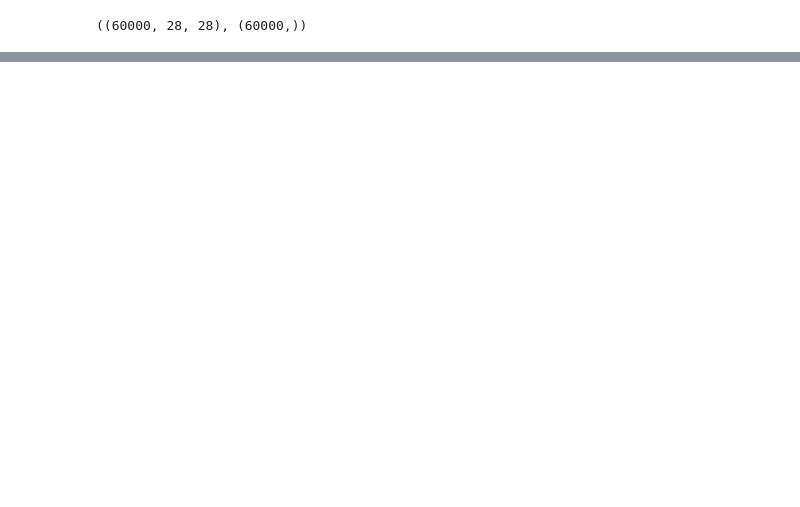
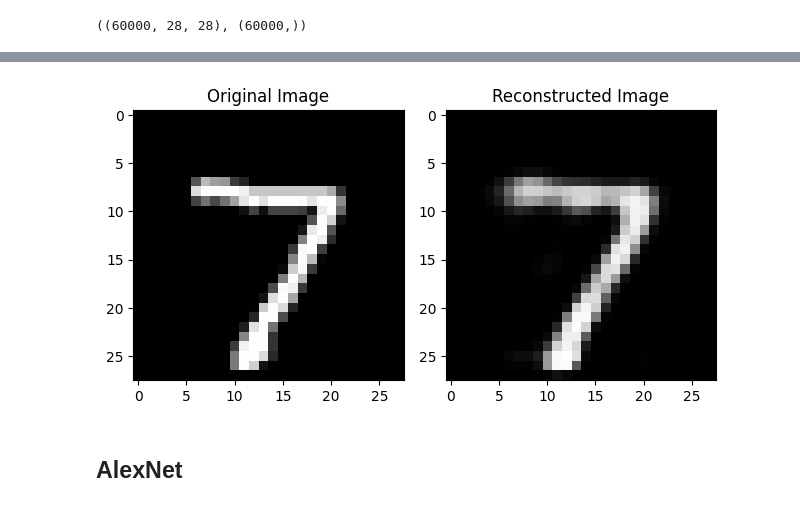
Before and after one commit to RndmCodeGuy20/DLLab, a Jupyter notebook: Practical 7/src/MNIST Digit Recognition.ipynb, the cells around one changed output, grey strips where cells are left out. Drawn from its saved outputs; the diff is of its cells as text; code cells hidden in the pictures; blank space fills up the shorter version.

```diff
--- a/Practical 7/src/MNIST Digit Recognition.ipynb
+++ b/Practical 7/src/MNIST Digit Recognition.ipynb
@@ -18,4 +18,10 @@ x_train_flat = x_train.reshape(x_train.shape[0], 784, 1)
 
 print(f"x_train shape : {x_train.shape}, sample : {x_train[0].T}")
 print(f"x_train shape : {x_train_flat.shape}, sample : {x_train_flat[0].T}")
+
+x_test = x_test.reshape(x_test.shape[0], 28, 28, 1)
+x_test = x_test.astype('float32')
+x_test /= 255
+
+x_test_flat = x_test.reshape(x_test.shape[0], 784, 1)
 # %% [output]
@@ -64,0 +47,18 @@ ValueError: One of the dimensions in the output is <= 0 due to downsampling in c
+# %%
+# Input layer
+input_img = tf.keras.layers.Input(shape=(784,))
+
+# Hidden layer
+encoded = tf.keras.layers.Dense(32, activation='relu')(input_img)
+
+# Output layer
+decoded = tf.keras.layers.Dense(784, activation='sigmoid')(encoded)
+
+# Autoencoder model
+autoencoder = tf.keras.models.Model(input_img, decoded)
+
+autoencoder.compile(optimizer='adam', loss='binary_crossentropy')
+# %%
+%%time
+
+autoencoder.fit(x_train_flat, x_train_flat, epochs=50, batch_size=256, shuffle=True, validation_split=0.2)
@@ -64,0 +93,21 @@ ValueError: One of the dimensions in the output is <= 0 due to downsampling in c
+# %%
+img = x_test_flat[0]
+
+# Reconstruct the image using the autoencoder model
+reconstructed_img = autoencoder.predict(np.array([img]))
+
+# Reshape the reconstructed image into a 28x28 pixel format
+reconstructed_img = reconstructed_img.reshape((28, 28))
+
+fig, axes = plt.subplots(nrows=1, ncols=2)
+ax1, ax2 = axes.flatten()
+
+ax1.imshow(img.reshape(28, 28), cmap='gray')
+ax1.set_title('Original Image')
+
+ax2.imshow(reconstructed_img, cmap='gray')
+ax2.set_title('Reconstructed Image')
+
+plt.tight_layout()
+plt.show()
+# %% [output]
@@ -64,0 +115,3 @@ ValueError: One of the dimensions in the output is <= 0 due to downsampling in c
+[figure, added]
+# %% [markdown]
+## AlexNet
```
Also changed, not shown: parts of 21 cells of this notebook, 3 other files.
